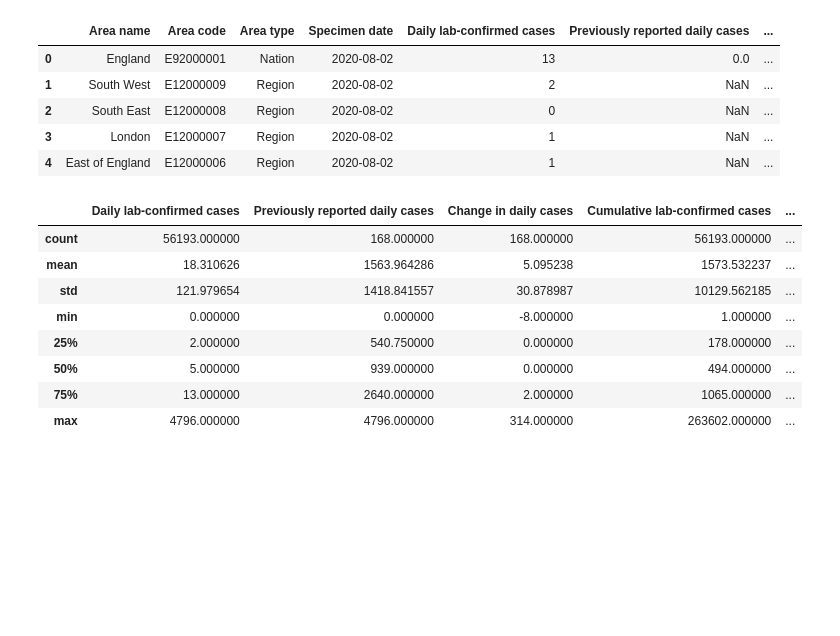
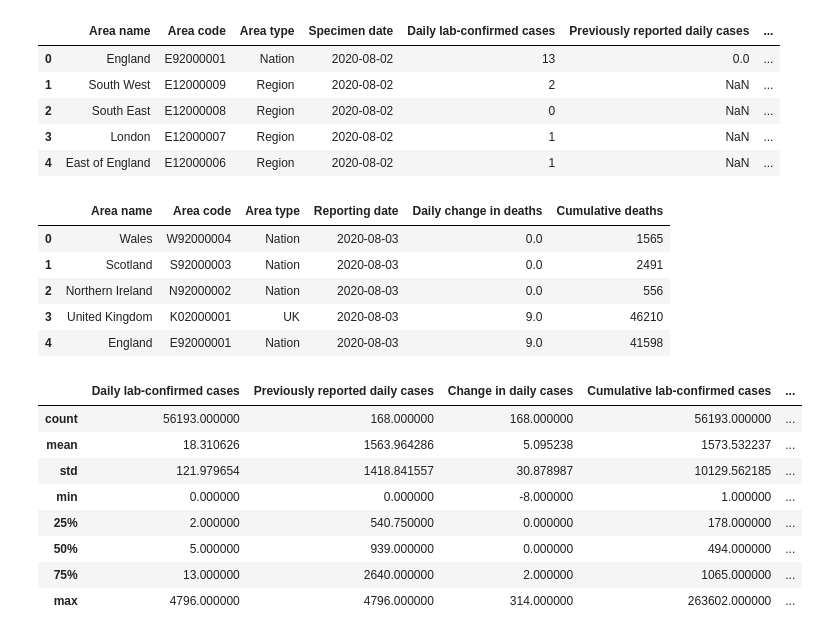
Before and after one commit to reyesaldasoro/COVID_StatsUK, a Jupyter notebook: Covid Cases UK.ipynb, the cells around one changed output. Drawn from its saved outputs; the diff is of its cells as text; code cells hidden in the pictures; blank space fills up the shorter version.

```diff
--- a/Covid Cases UK.ipynb
+++ b/Covid Cases UK.ipynb
@@ -22,4 +22,13 @@ c.head()
 | 2 | South East | E12000008 | Region | 2020-08-02 | 0 | NaN | ... |
 | 3 | London | E12000007 | Region | 2020-08-02 | 1 | NaN | ... |
 | 4 | East of England | E12000006 | Region | 2020-08-02 | 1 | NaN | ... |
+# %%
+deaths_csv.head()
+# %% [output]
+|  | Area name | Area code | Area type | Reporting date | Daily change in deaths | Cumulative deaths |
+| 0 | Wales | W92000004 | Nation | 2020-08-03 | 0.0 | 1565 |
+| 1 | Scotland | S92000003 | Nation | 2020-08-03 | 0.0 | 2491 |
+| 2 | Northern Ireland | N92000002 | Nation | 2020-08-03 | 0.0 | 556 |
+| 3 | United Kingdom | K02000001 | UK | 2020-08-03 | 9.0 | 46210 |
+| 4 | England | E92000001 | Nation | 2020-08-03 | 9.0 | 41598 |
 # %%
```
Also changed, not shown: parts of 16 cells of this notebook.
